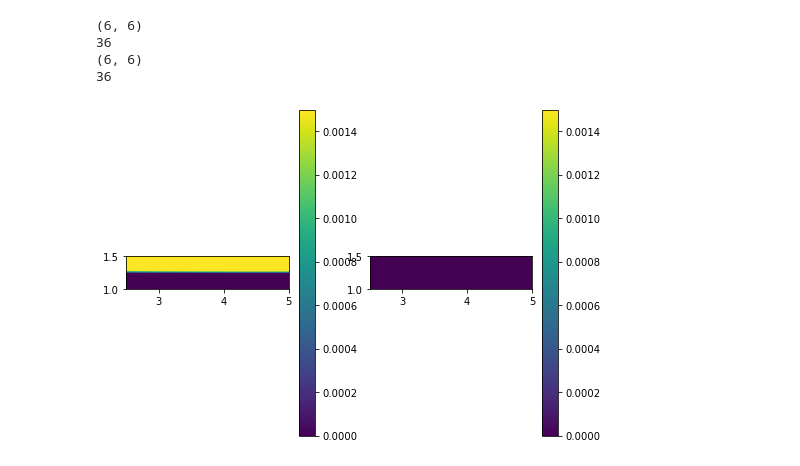
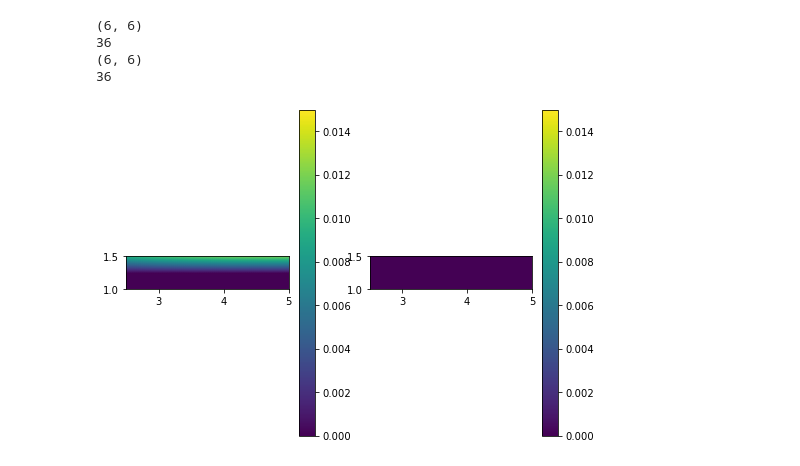
Before and after one commit to mh-0456/pyiga, a Jupyter notebook: notebooks/multipatch_stick.ipynb, the cells around one changed output. Drawn from its saved outputs; the diff is of its cells as text; code cells hidden in the pictures.

```diff
--- a/notebooks/multipatch_stick.ipynb
+++ b/notebooks/multipatch_stick.ipynb
@@ -228,21 +226,21 @@ xygrid = (xgrid, xgrid)
 # %%
 figsize(8,6)
 fig, ax = plt.subplots()
 
 for (u1_func,u2_func, (kvs, geo)) in zip(u1_funcs, u2_funcs, patches):
     #print(u_func)
     plt.subplot(1, 2, 1)
 
-    vis.plot_field((u1_func), geo, vmin=0, vmax=1.5e-3)
+    vis.plot_field((u1_func), geo, vmin=0, vmax=1.5e-2)
     axis('scaled')
     colorbar();
     plt.subplot(1, 2, 2)
 
-    vis.plot_field((u2_func), geo, vmin=0, vmax=1.5e-3)
+    vis.plot_field((u2_func), geo, vmin=0, vmax=1.5e-2)
     axis('scaled')
     colorbar();
 # %% [output]
-[figure, old version]
+[figure, new version]
 # %%
 figsize(10,10)
 fig, ax = plt.subplots()
```
Also changed, not shown: parts of 2 cells of this notebook, 4 other files.
